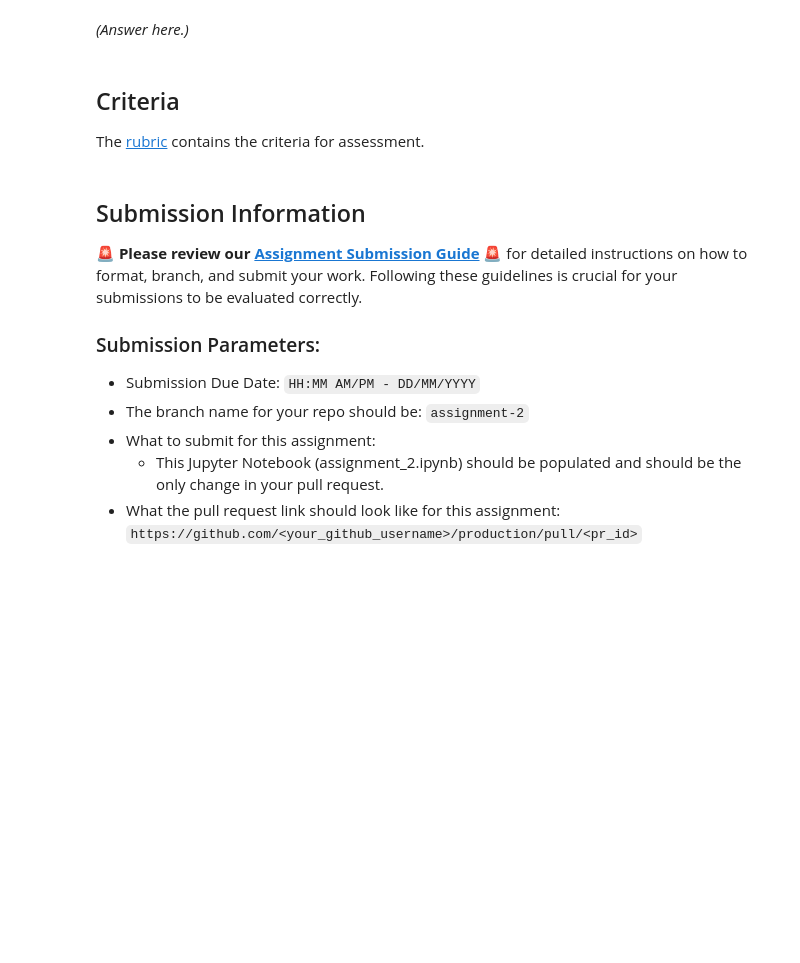
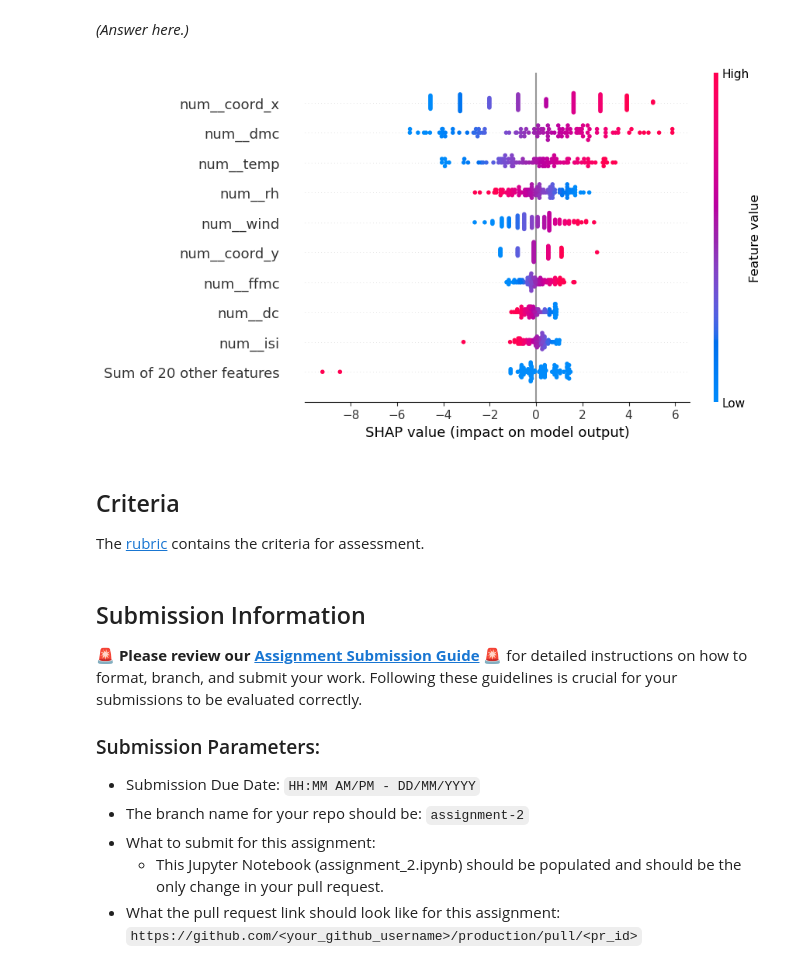
Before and after one commit to Jennice-Yang/production, a Jupyter notebook: 02_activities/assignments/assignment_2.ipynb, the cells around one changed output. Cells and saved outputs as stored; diff of their text form; code cells hidden in the pictures; blank space fills up the shorter version.

```diff
--- a/02_activities/assignments/assignment_2.ipynb
+++ b/02_activities/assignments/assignment_2.ipynb
@@ -343,5 +407,10 @@ gs_B.best_params_
 # %% [markdown]
 *(Answer here.)*
+# %%
+shap.plots.beeswarm(shap_values)
+# dmc, coord_x, temp are most contributing features for these are the top 3 longest bars, whereas dc is the least contributing feature since that is the shortest length.
+# %% [output]
+[figure, added]
 # %% [markdown]
 ## Criteria
 
```
Also changed, not shown: parts of 9 cells of this notebook, 2 other files.
